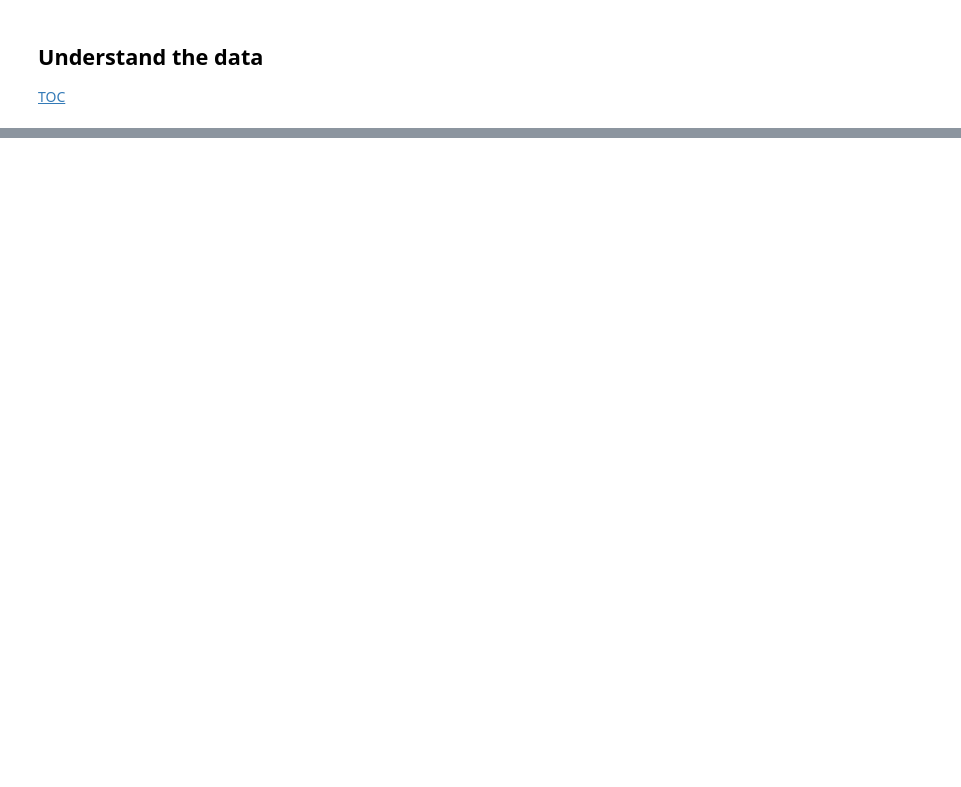
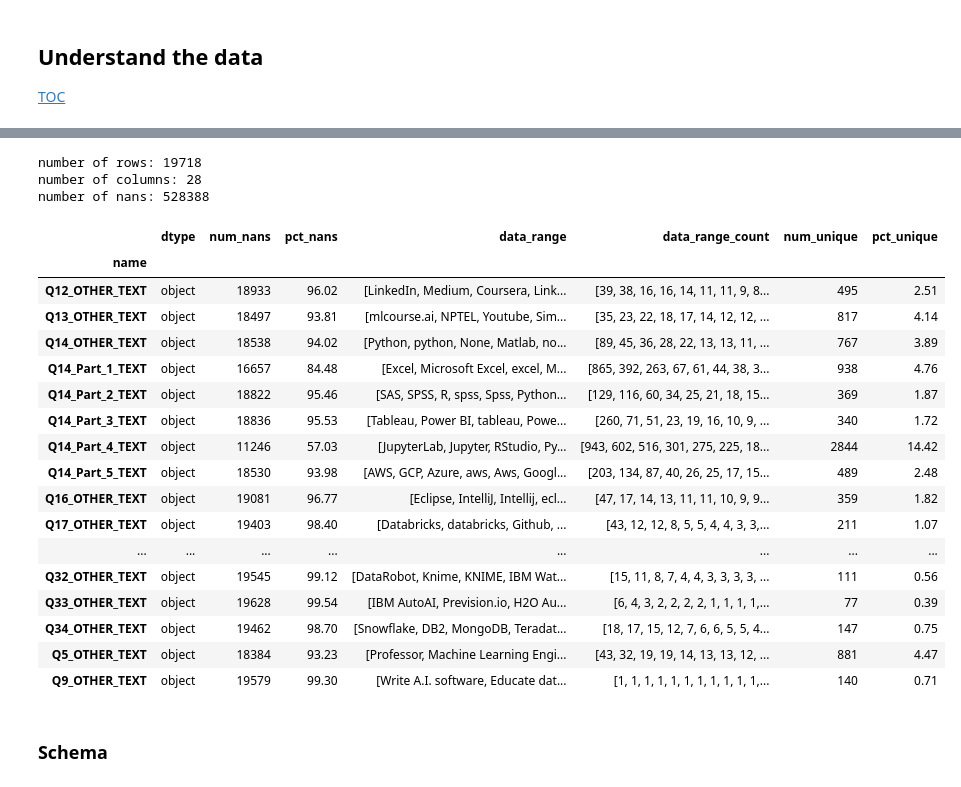
Before and after one commit to dgander000/DSND-Project-1, a Jupyter notebook: DSND-Project-1.ipynb, the cells around one changed output, grey strips where cells are left out. Drawn from its saved outputs; the diff is of its cells as text; code cells hidden in the pictures; blank space fills up the shorter version.

```diff
--- a/DSND-Project-1.ipynb
+++ b/DSND-Project-1.ipynb
@@ -353,0 +421,30 @@ number of nans: 16467621
+# %%
+num_rows, num_cols, num_nans, df_otr_info = get_dataframe_info(df_or_2019)
+print('number of rows:', num_rows)
+print('number of columns:', num_cols)
+print('number of nans:', num_nans)
+display(df_otr_info)
+# %% [output]
+number of rows: 19718
+number of columns: 28
+number of nans: 528388
+|  | dtype | num_nans | pct_nans | data_range | data_range_count | num_unique | pct_unique |
+| name |  |  |  |  |  |  |  |
+| Q12_OTHER_TEXT | object | 18933 | 96.02 | [LinkedIn, Medium, Coursera, Link... | [39, 38, 16, 16, 14, 11, 11, 9, 8... | 495 | 2.51 |
+| Q13_OTHER_TEXT | object | 18497 | 93.81 | [mlcourse.ai, NPTEL, Youtube, Sim... | [35, 23, 22, 18, 17, 14, 12, 12, ... | 817 | 4.14 |
+| Q14_OTHER_TEXT | object | 18538 | 94.02 | [Python, python, None, Matlab, no... | [89, 45, 36, 28, 22, 13, 13, 11, ... | 767 | 3.89 |
+| Q14_Part_1_TEXT | object | 16657 | 84.48 | [Excel, Microsoft Excel, excel, M... | [865, 392, 263, 67, 61, 44, 38, 3... | 938 | 4.76 |
+| Q14_Part_2_TEXT | object | 18822 | 95.46 | [SAS, SPSS, R, spss, Spss, Python... | [129, 116, 60, 34, 25, 21, 18, 15... | 369 | 1.87 |
+| Q14_Part_3_TEXT | object | 18836 | 95.53 | [Tableau, Power BI, tableau, Powe... | [260, 71, 51, 23, 19, 16, 10, 9, ... | 340 | 1.72 |
+| Q14_Part_4_TEXT | object | 11246 | 57.03 | [JupyterLab, Jupyter, RStudio, Py... | [943, 602, 516, 301, 275, 225, 18... | 2844 | 14.42 |
+| Q14_Part_5_TEXT | object | 18530 | 93.98 | [AWS, GCP, Azure, aws, Aws, Googl... | [203, 134, 87, 40, 26, 25, 17, 15... | 489 | 2.48 |
+| Q16_OTHER_TEXT | object | 19081 | 96.77 | [Eclipse, IntelliJ, Intellij, ecl... | [47, 17, 14, 13, 11, 11, 10, 9, 9... | 359 | 1.82 |
+| Q17_OTHER_TEXT | object | 19403 | 98.40 | [Databricks, databricks, Github, ... | [43, 12, 12, 8, 5, 5, 4, 4, 3, 3,... | 211 | 1.07 |
+| ... | ... | ... | ... | ... | ... | ... | ... |
+| Q32_OTHER_TEXT | object | 19545 | 99.12 | [DataRobot, Knime, KNIME, IBM Wat... | [15, 11, 8, 7, 4, 4, 3, 3, 3, 3, ... | 111 | 0.56 |
+| Q33_OTHER_TEXT | object | 19628 | 99.54 | [IBM AutoAI, Prevision.io, H2O Au... | [6, 4, 3, 2, 2, 2, 2, 1, 1, 1, 1,... | 77 | 0.39 |
+| Q34_OTHER_TEXT | object | 19462 | 98.70 | [Snowflake, DB2, MongoDB, Teradat... | [18, 17, 15, 12, 7, 6, 6, 5, 5, 4... | 147 | 0.75 |
+| Q5_OTHER_TEXT | object | 18384 | 93.23 | [Professor, Machine Learning Engi... | [43, 32, 19, 19, 14, 13, 13, 12, ... | 881 | 4.47 |
+| Q9_OTHER_TEXT | object | 19579 | 99.30 | [Write A.I. software, Educate dat... | [1, 1, 1, 1, 1, 1, 1, 1, 1, 1, 1,... | 140 | 0.71 |
+# %% [markdown]
+### Schema
```
Also changed, not shown: parts of 75 cells of this notebook.
